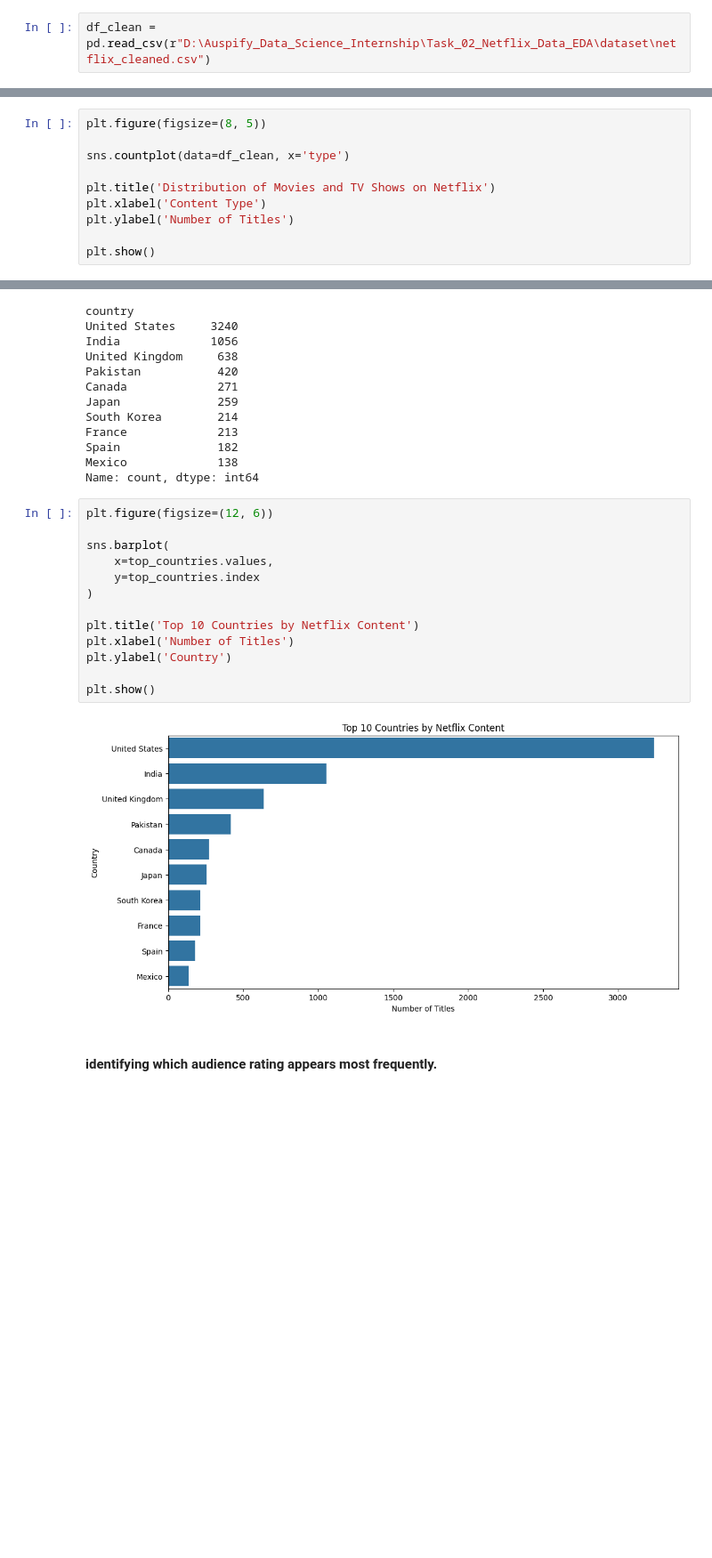
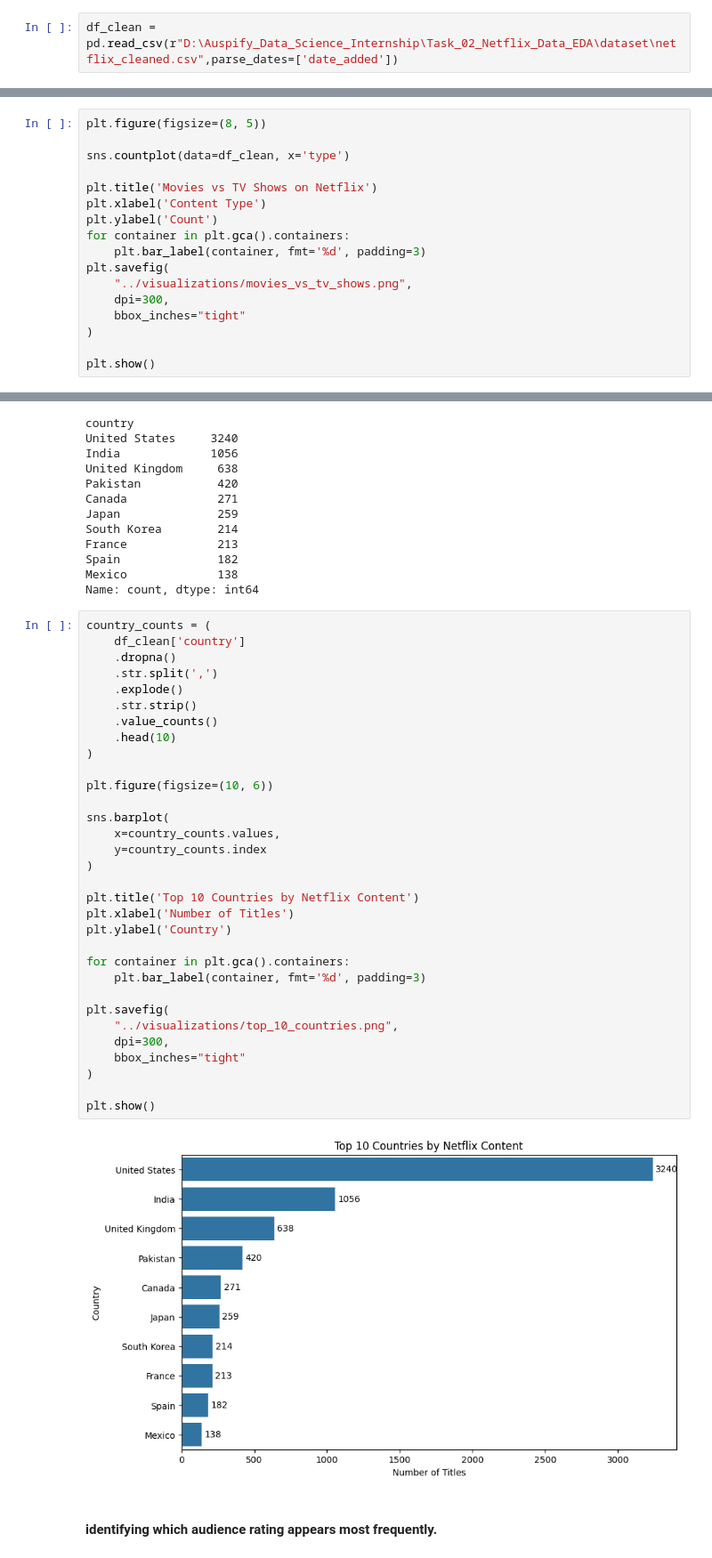
Before and after one commit to harshbhatt15/Auspify-Data-Science-Internship, a Jupyter notebook: Task_02_Netflix_Data_EDA/notebook/01_netflix_eda.ipynb, the cells around one changed output, grey strips where cells are left out. Shown at 89% size. Saved outputs shown, nothing was run; the diff lists cells and outputs as text; blank space fills up the shorter version.

Commit message:
Task_02

```diff
--- a/Task_02_Netflix_Data_EDA/notebook/01_netflix_eda.ipynb
+++ b/Task_02_Netflix_Data_EDA/notebook/01_netflix_eda.ipynb
@@ -8,7 +8,7 @@ import seaborn as sns
 # %% [markdown]
 #### Loading Cleaned dataset
 # %%
-df_clean = pd.read_csv(r"D:\Auspify_Data_Science_Internship\Task_02_Netflix_Data_EDA\dataset\netflix_cleaned.csv")
+df_clean = pd.read_csv(r"D:\Auspify_Data_Science_Internship\Task_02_Netflix_Data_EDA\dataset\netflix_cleaned.csv",parse_dates=['date_added'])
 # %%
 df_clean
 # %% [output]
@@ -101,9 +101,16 @@ plt.figure(figsize=(8, 5))
 
 sns.countplot(data=df_clean, x='type')
 
-plt.title('Distribution of Movies and TV Shows on Netflix')
+plt.title('Movies vs TV Shows on Netflix')
 plt.xlabel('Content Type')
-plt.ylabel('Number of Titles')
+plt.ylabel('Count')
+for container in plt.gca().containers:
+    plt.bar_label(container, fmt='%d', padding=3)
+plt.savefig(
+    "../visualizations/movies_vs_tv_shows.png",
+    dpi=300,
+    bbox_inches="tight"
+)
 
 plt.show()
 # %% [output]
@@ -138,20 +145,39 @@ Spain              182
 Mexico             138
 Name: count, dtype: int64
 # %%
-plt.figure(figsize=(12, 6))
+country_counts = (
+    df_clean['country']
+    .dropna()
+    .str.split(',')
+    .explode()
+    .str.strip()
+    .value_counts()
+    .head(10)
+)
+
+plt.figure(figsize=(10, 6))
 
 sns.barplot(
-    x=top_countries.values,
-    y=top_countries.index
+    x=country_counts.values,
+    y=country_counts.index
 )
 
 plt.title('Top 10 Countries by Netflix Content')
 plt.xlabel('Number of Titles')
 plt.ylabel('Country')
 
+for container in plt.gca().containers:
+    plt.bar_label(container, fmt='%d', padding=3)
+
+plt.savefig(
+    "../visualizations/top_10_countries.png",
+    dpi=300,
+    bbox_inches="tight"
+)
+
 plt.show()
 # %% [output]
-[figure, old version]
+[figure, new version]
 # %% [markdown]
 #### identifying which audience rating appears most frequently.
 # %%
```
Also changed, not shown: parts of 9 cells of this notebook, 9 other files.
